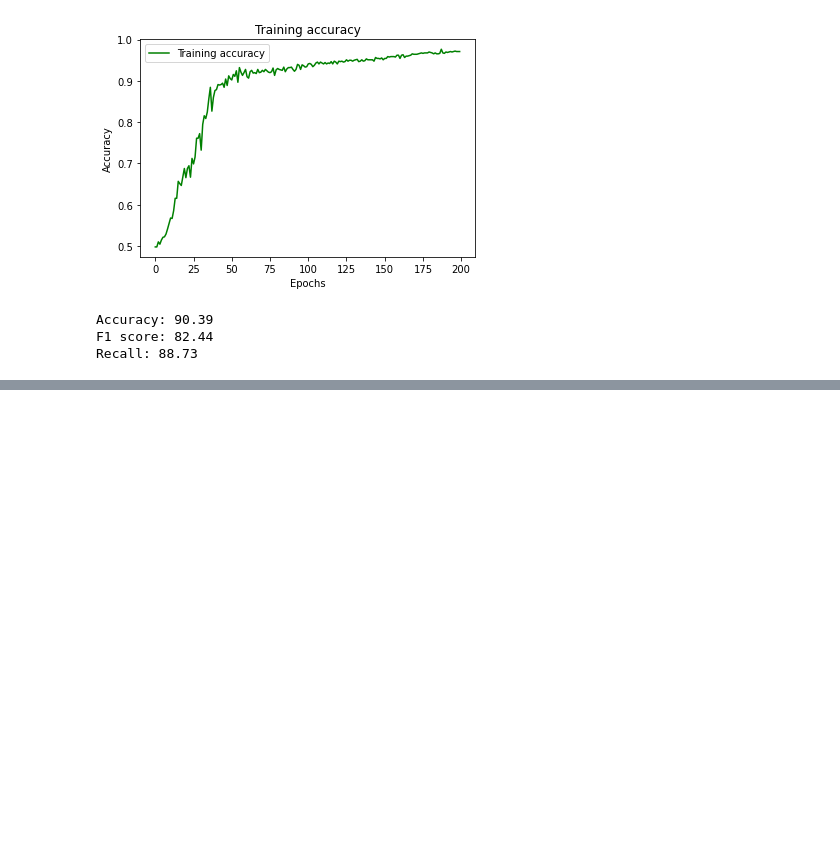
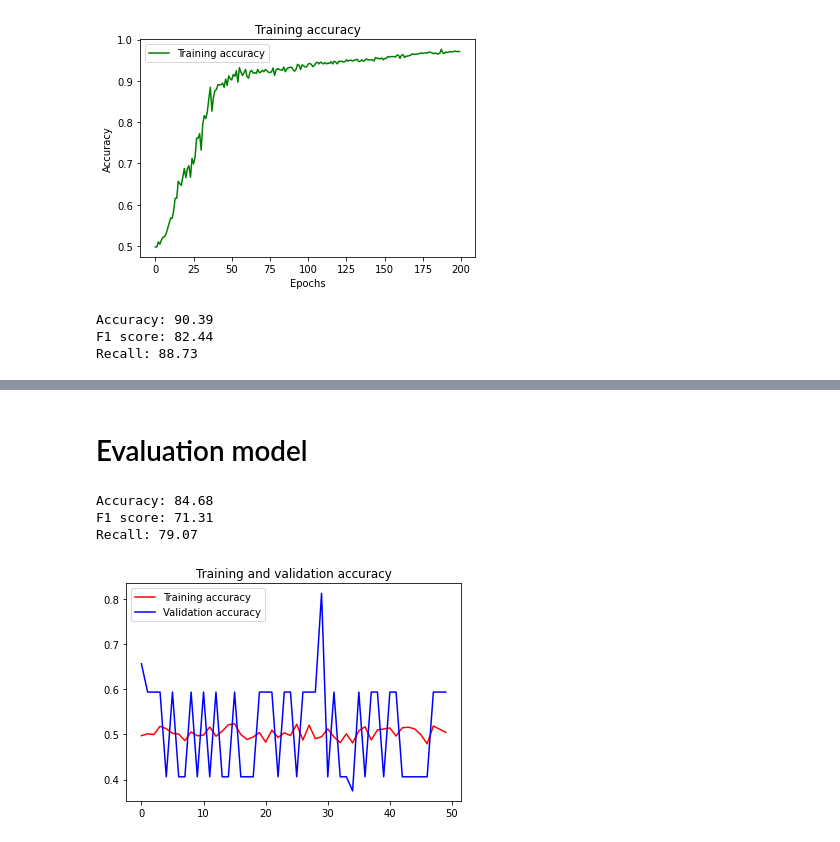
Before and after one commit to abdieljz/Detecci-n-de-Vehiculo-mediante-Transfer-Learning, a Jupyter notebook: [NRC_6292]_ZambranoJunior_Lab1Unidad3_V5.ipynb, the cells around one changed output, grey strips where cells are left out. Drawn from its saved outputs; the diff is of its cells as text; code cells hidden in the pictures; blank space fills up the shorter version.

Commit message:
Squeeze Net
Squeeze Net  Modelo 84 acurracy

```diff
--- a/[NRC_6292]_ZambranoJunior_Lab1Unidad3_V5.ipynb
+++ b/[NRC_6292]_ZambranoJunior_Lab1Unidad3_V5.ipynb
@@ -240,0 +421,4 @@ Recall: 88.73
+# %%
+'''Entrenamiento del modelo'''
+model.compile(optimizer='adam', loss=tf.keras.losses.categorical_crossentropy, metrics=['acc'])
+model.summary()
@@ -240,0 +443,23 @@ Recall: 88.73
+# %%
+'''Caracterización de entrenamiento de valores a entrenar'''
+steps_per_epoch = (x_train.shape[0]//batch_size)
+validation_steps = (x_val.shape[0] // batch_size)
+
+'''Modelo de finalización'''
+es = EarlyStopping(monitor='val_loss', mode='min', verbose=1, patience=200)
+# %%
+'''Inicialización de train'''
+start_time = time.time()
+
+'''50 vueltas'''
+history = model.fit(x_train, y_train,
+    steps_per_epoch=steps_per_epoch,
+    epochs = 50,
+    validation_data=(x_val, y_val),
+    validation_steps=validation_steps,
+    batch_size = batch_size,
+    callbacks=[es],
+    verbose=1)
+
+logging.basicConfig(filename="CNN-basedTL_SqueezeNet_log.txt", level=logging.INFO)
+logging.info("Training Execution Time:" + time.strftime("%H:%M:%S", time.gmtime(time.time() - start_time)))
@@ -240,0 +484,48 @@ Recall: 88.73
+# %% [markdown]
+# Evaluation model
+# %%
+'''Datos estadisticos Finales'''
+model_probs = model.predict(x_test,batch_size=batch_size,verbose=0)
+y_pred = model_probs
+# predict crisp classes for test set
+model_classes = np.argmax(model_probs,axis=1)
+# reduce to 1d array
+model_probs = model_probs[:, 0]
+
+y_test_reduced = np.argmax(y_test,axis=1)
+
+# accuracy: (tp + tn) / (p + n)
+accuracy = accuracy_score(y_test_reduced, model_classes)*100
+# precision tp / (tp + fp)
+precision = precision_score(y_test_reduced, model_classes, average='weighted')*100
+# recall: tp / (tp + fn)
+recall = recall_score(y_test_reduced, model_classes, average='weighted')*100
+# f1: 2 tp / (2 tp + fp + fn)
+f1 = f1_score(y_test_reduced, model_classes, average='weighted')*100
+
+print('Accuracy: %.2f' % accuracy)
+print('F1 score: %.2f' % f1)
+print('Precision: %.2f' % precision)
+print('Recall: %.2f' % recall)
+
+logging.info('Accuracy: %.2f' % accuracy)
+logging.info('F1 score: %.2f' % f1)
+logging.info('Precision: %.2f' % precision)
+logging.info('Recall: %.2f' % recall)
+# %% [output]
+Accuracy: 84.68
+F1 score: 71.31
+Recall: 79.07
+# %%
+'''Datos de testeo'''
+accuracy = history.history['acc']
+validation_accuracy = history.history['val_acc']
+epochs = range(len(accuracy))
+plt.plot(epochs, accuracy, 'r', label='Training accuracy')
+plt.plot(epochs, validation_accuracy, 'b', label='Validation accuracy')
+plt.title('Training and validation accuracy')
+plt.legend(loc=0)
+plt.savefig("Training and validation accuracy - CNN-based TL.png")
+plt.show()
+# %% [output]
+[figure, added]
```
Also changed, not shown: parts of 10 cells of this notebook.
